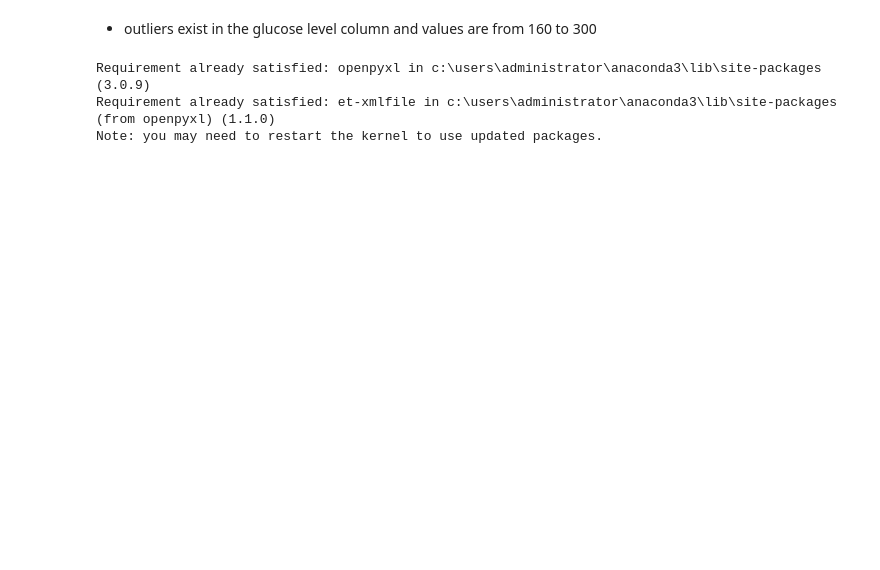
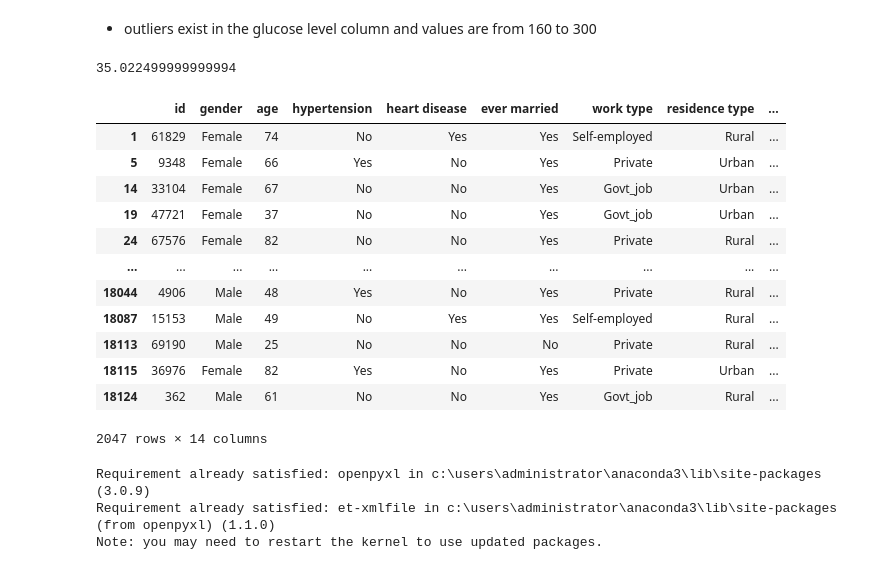
Before and after one commit to mariamariya/Python, a Jupyter notebook: Healthcare Data EDA.ipynb, the cells around one changed output. Cells and saved outputs as stored; diff of their text form; code cells hidden in the pictures; blank space fills up the shorter version.

```diff
--- a/Healthcare Data EDA.ipynb
+++ b/Healthcare Data EDA.ipynb
@@ -823,5 +876,28 @@ sns.boxplot(x=hc['avg glucose level'])
 # %% [markdown]
 - outliers exist in the glucose level column and values are from 160 to 300
+# %%
+Q1 = hc['avg glucose level'].quantile(0.25)
+Q3 = hc['avg glucose level'].quantile(0.75)
+IQR = Q3 - Q1
+print(IQR)
+# %% [output]
+35.022499999999994
+# %%
+hc[(hc['avg glucose level']< Q1-1.5* IQR) | (hc['avg glucose level']> Q3+1.5* IQR)]
+# %% [output]
+|  | id | gender | age | hypertension | heart disease | ever married | work type | residence type | ... |
+| 1 | 61829 | Female | 74 | No | Yes | Yes | Self-employed | Rural | ... |
+| 5 | 9348 | Female | 66 | Yes | No | Yes | Private | Urban | ... |
+| 14 | 33104 | Female | 67 | No | No | Yes | Govt_job | Urban | ... |
+| 19 | 47721 | Female | 37 | No | No | Yes | Govt_job | Urban | ... |
+| 24 | 67576 | Female | 82 | No | No | Yes | Private | Rural | ... |
+| ... | ... | ... | ... | ... | ... | ... | ... | ... | ... |
+| 18044 | 4906 | Male | 48 | Yes | No | Yes | Private | Rural | ... |
+| 18087 | 15153 | Male | 49 | No | Yes | Yes | Self-employed | Rural | ... |
+| 18113 | 69190 | Male | 25 | No | No | No | Private | Rural | ... |
+| 18115 | 36976 | Female | 82 | Yes | No | Yes | Private | Urban | ... |
+| 18124 | 362 | Male | 61 | No | No | Yes | Govt_job | Rural | ... |
+2047 rows × 14 columns
 # %%
 pip install openpyxl
 # %% [output]
```
Also changed, not shown: parts of 21 cells of this notebook.
